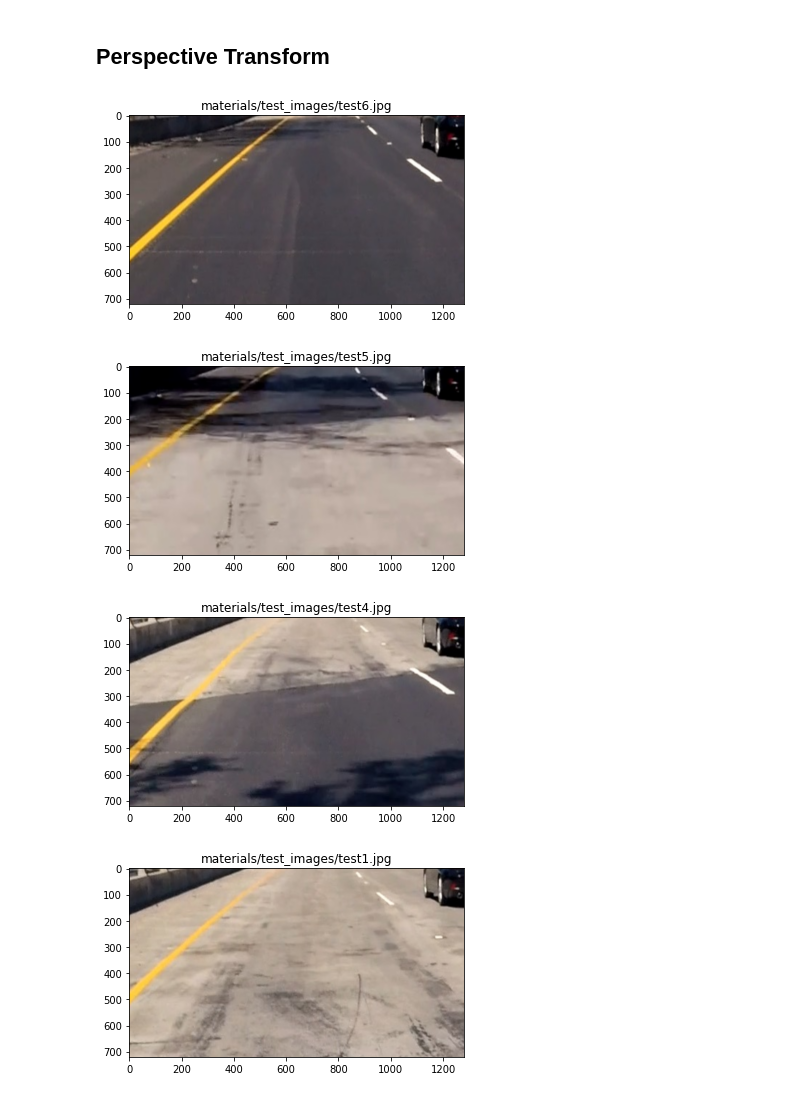
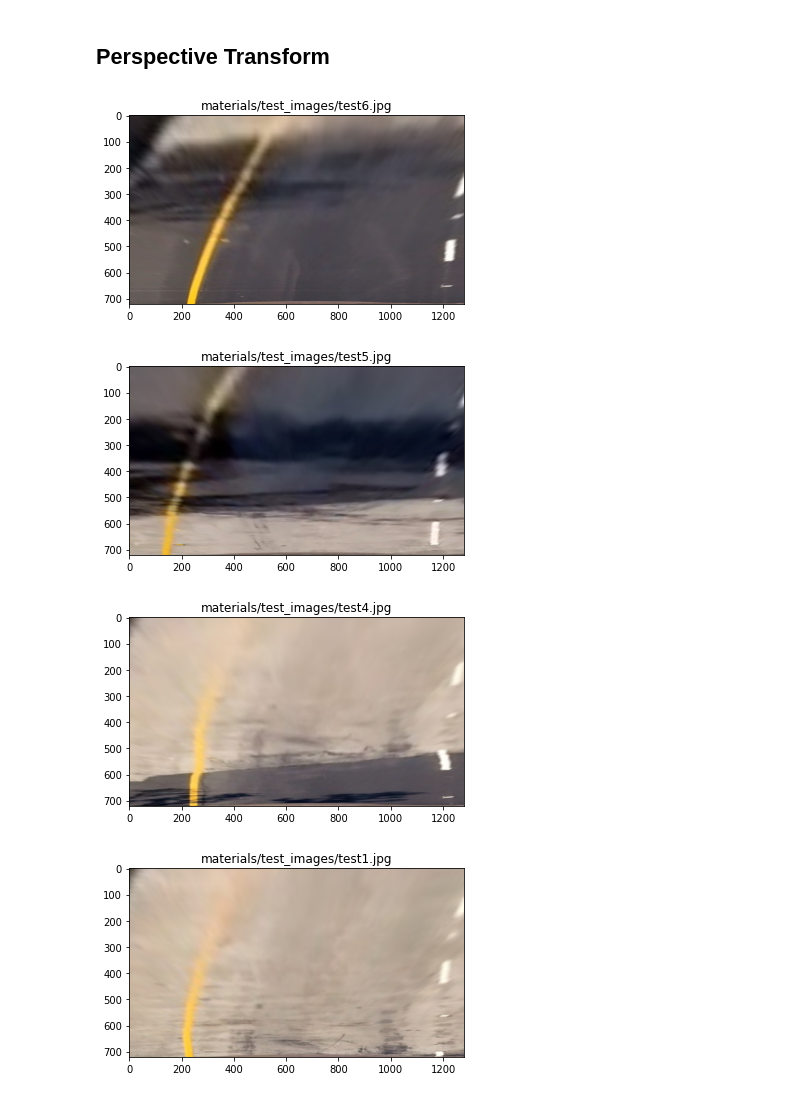
Before and after one commit to Datoneguy246/AdvancedLaneDetectionPipeline, a Jupyter notebook: AdvancedLaneDetectionPipeline.ipynb, the cells around one changed output. Drawn from its saved outputs; the diff is of its cells as text; code cells hidden in the pictures.

```diff
--- a/AdvancedLaneDetectionPipeline.ipynb
+++ b/AdvancedLaneDetectionPipeline.ipynb
@@ -96,23 +96,24 @@ DisplayImage(undistorted, "Undistorted")
 def perspectiveTransform(image):
     height, width, _ = image.shape
 
-    top = height / 1.6
-    bottom = height - (height/8)
-    left = width / 3
-    right = width - left
-
     # Calculate dest verts
-    vert1 = [50, 0]
-    vert2 = [width - 50, 0]
-    vert3 = [50, height]
-    vert4 = [width - 50, height]
+    vert1 = [0, 0]
+    vert2 = [width, 0]
+    vert3 = [0, height]
+    vert4 = [width, height]
     destVerts = np.float32([vert1, vert2, vert3, vert4])
 
     # Calculate src verts
+    left = width / 2.25
+    top = height / 1.6
+    right = width / 1.8
+    bottom = height - 20
+    offset = left / 1.15
+
     topLeft = (left, top)
     topRight = (right, top)
-    bottomLeft = (left, bottom)
-    bottomRight = (right, bottom)
+    bottomLeft = (left-offset, bottom)
+    bottomRight = (right+offset, bottom)
     srcVerts = np.float32([topLeft, topRight, bottomLeft, bottomRight])
 
     # Calculate warped matrix
@@ -122,12 +123,18 @@ def perspectiveTransform(image):
 # %%
 # Test perspective transform on test images
 roadImgs = glob.glob("materials/test_images/*.jpg")
 for path in roadImgs:
     img = cv.imread(path)
-    warped = perspectiveTransform(img)
+
+    # Undistort
+    undistorted = undistort(img, matrix, dist)
+
+    # Warp
+    warped = perspectiveTransform(undistorted)
+
     DisplayImage(warped, path)
 # %% [output]
-[figure, old version]
+[figure, new version]
-[figure, old version]
+[figure, new version]
-[figure, old version]
+[figure, new version]
-[figure, old version]
+[figure, new version]
```
Also changed, not shown: parts of 1 cell of this notebook.
